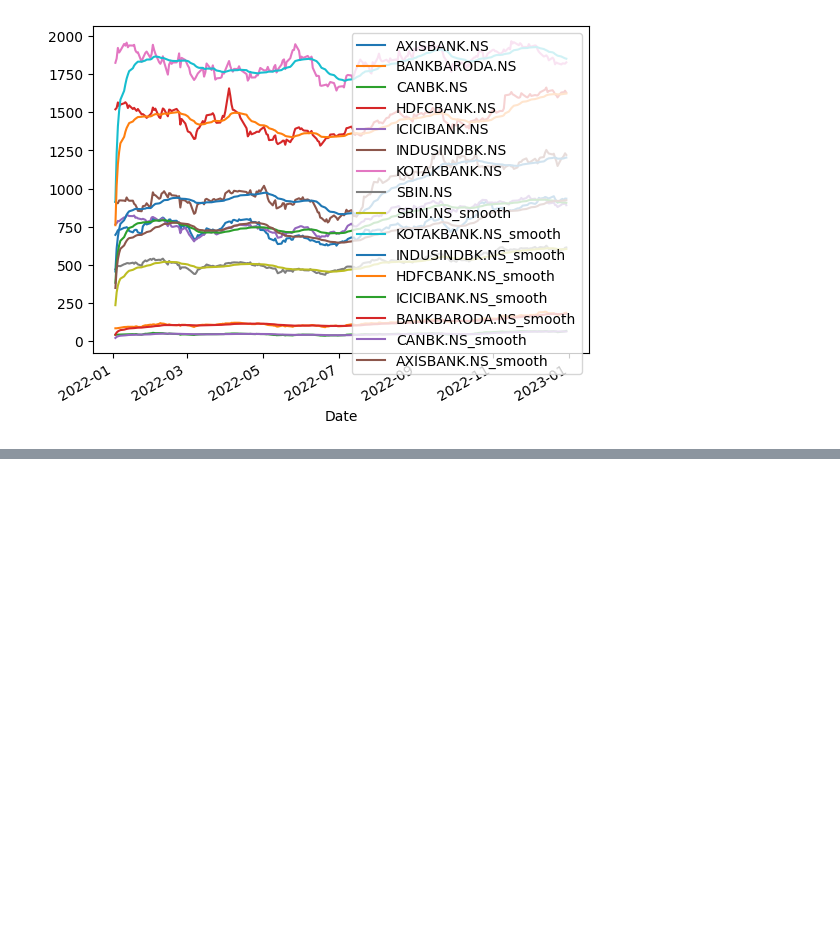
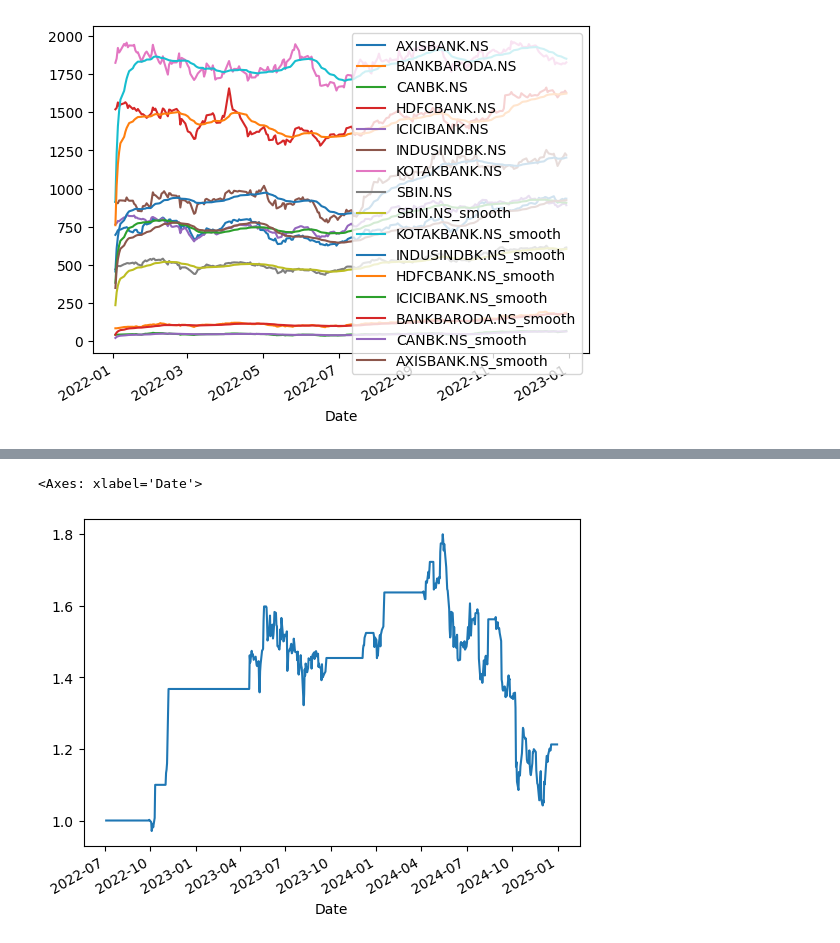
Before and after one commit to Amination-Gogia/Pairs-Trading-Dec-2024, a Jupyter notebook: Week-4/stat_arb.ipynb, the cells around one changed output, grey strips where cells are left out. Cells and saved outputs as stored; diff of their text form; code cells hidden in the pictures; blank space fills up the shorter version.

```diff
--- a/Week-4/stat_arb.ipynb
+++ b/Week-4/stat_arb.ipynb
@@ -237,0 +302,5 @@ dtype: object
+# %%
+ret[0].plot()
+# %% [output]
+<Axes: xlabel='Date'>
+[figure, added]
```
Also changed, not shown: parts of 28 cells of this notebook, 2 other files.
